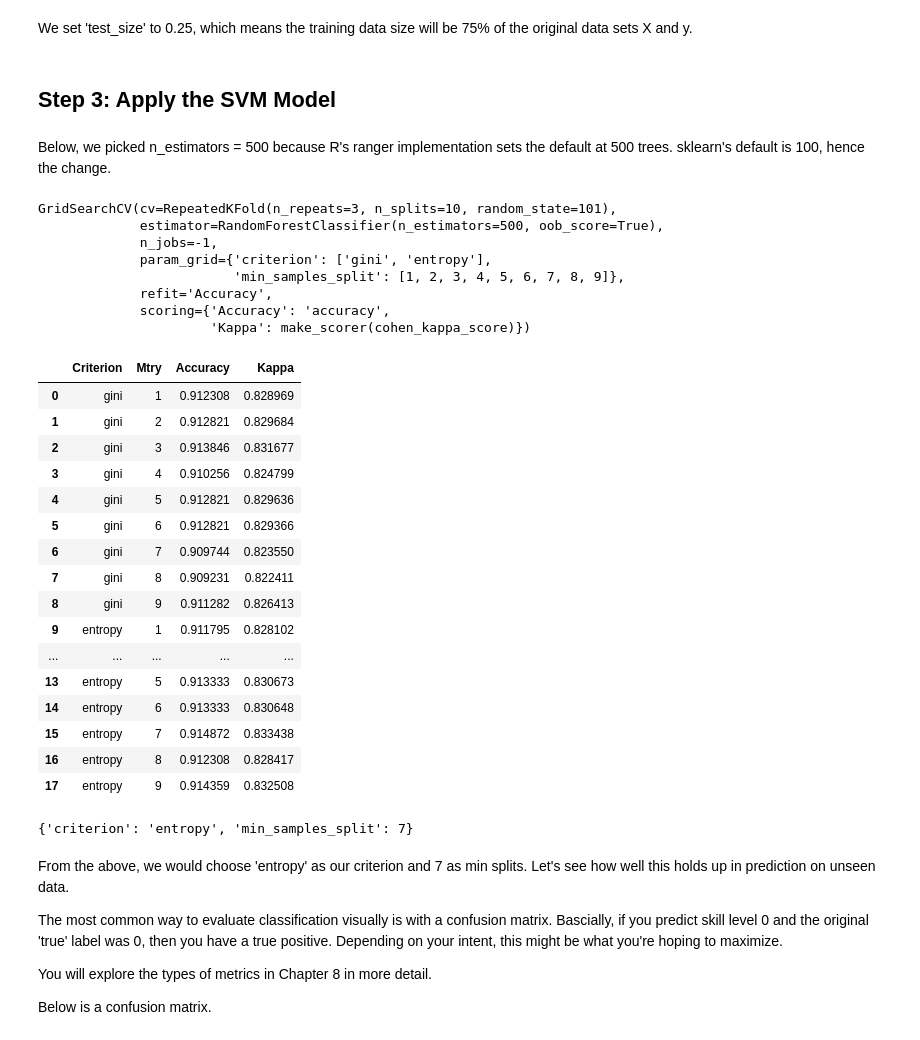
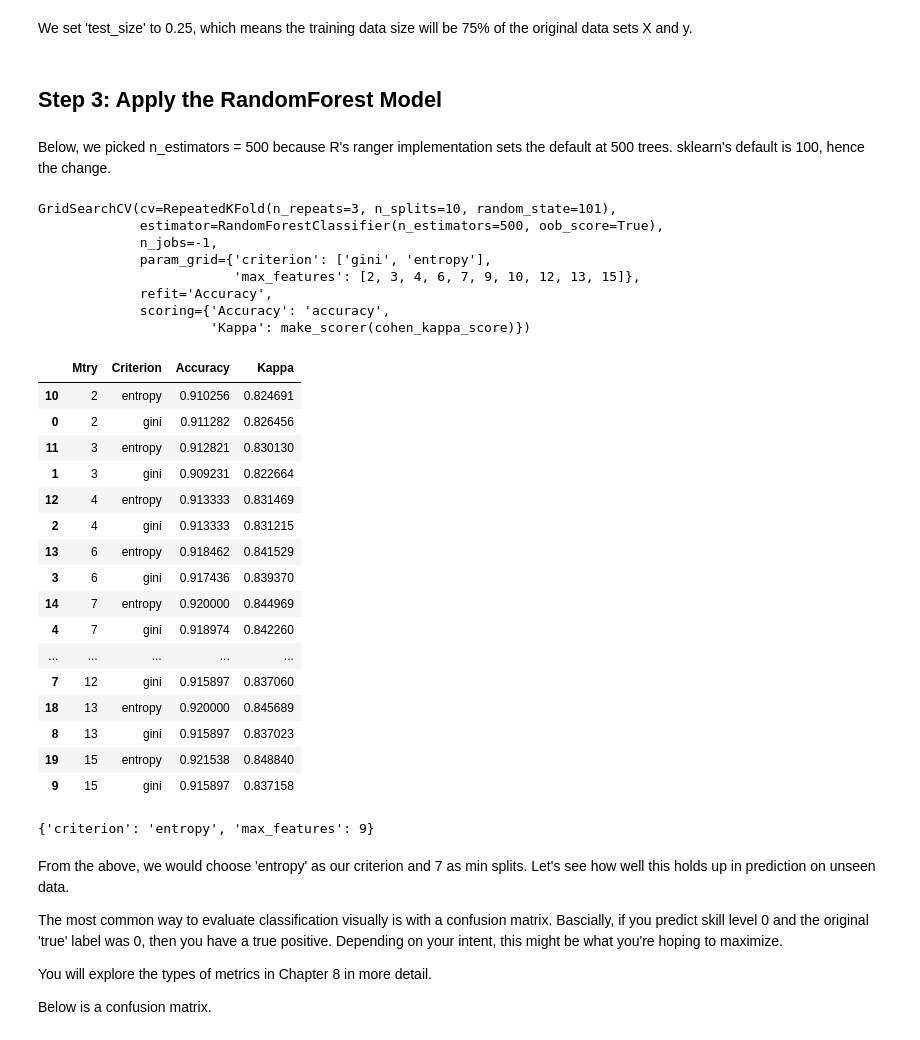
Before and after one commit to ttellner/GameDataScienceInPython, a Jupyter notebook: Labs_Chapter7_Python/Chapter7_Lab9.ipynb, the cells around one changed output. Cells and saved outputs as stored; diff of their text form; code cells hidden in the pictures.

```diff
--- a/Labs_Chapter7_Python/Chapter7_Lab9.ipynb
+++ b/Labs_Chapter7_Python/Chapter7_Lab9.ipynb
@@ -142,7 +142,7 @@ We set 'test_size' to 0.25, which means the training data size will be 75% of th
 # %%
 X_train, X_test, y_train, y_test = train_test_split(X, y, test_size=0.25, random_state=101)
 # %% [markdown]
-## Step 3: Apply the SVM Model
+## Step 3: Apply the RandomForest Model
 # %%
 #define a new scorer
 def kappa_scorer(est, X, y):
@@ -158,9 +158,9 @@ rcv = RepeatedKFold(n_splits=10, n_repeats=3, random_state=101)
 #define model
 rtc = RandomForestClassifier(n_estimators=500, bootstrap=True, oob_score=True)
 scoring = {'Accuracy':'accuracy', 'Kappa':make_scorer(cohen_kappa_score)}
-min_split = list(range(1, 10, 1))
+mtry = [2, 3, 4, 6, 7, 9, 10, 12, 13, 15]
 split_rule = ['gini', 'entropy']
-params = {'min_samples_split' : min_split, 'criterion' : split_rule}
+params = {'max_features' : mtry, 'criterion' : split_rule}
 
 #create model, perform Repeated CV and evaluate model
 scores = GridSearchCV(rtc, params, scoring=scoring, cv=rcv, refit='Accuracy', n_jobs=-1)
@@ -170,37 +170,37 @@ GridSearchCV(cv=RepeatedKFold(n_repeats=3, n_splits=10, random_state=101),
              estimator=RandomForestClassifier(n_estimators=500, oob_score=True),
              n_jobs=-1,
              param_grid={'criterion': ['gini', 'entropy'],
-                         'min_samples_split': [1, 2, 3, 4, 5, 6, 7, 8, 9]},
+                         'max_features': [2, 3, 4, 6, 7, 9, 10, 12, 13, 15]},
              refit='Accuracy',
              scoring={'Accuracy': 'accuracy',
                       'Kappa': make_scorer(cohen_kappa_score)})
 # %%
 cv_df = pd.DataFrame(scores.cv_results_)
-cv_res_df = pd.DataFrame(cv_df[['param_criterion', 'param_min_samples_split', 'mean_test_Accuracy', 'mean_test_Kappa']])
-cv_res_df.rename(columns = {'param_criterion' : 'Criterion',  'param_min_samples_split': 'Mtry', 'mean_test_Accuracy' : 'Accuracy', 'mean_test_Kappa' : 'Kappa'}, inplace=True)
-cv_res_df
+cv_res_df = pd.DataFrame(cv_df[['param_max_features', 'param_criterion', 'mean_test_Accuracy', 'mean_test_Kappa']])
+cv_res_df.rename(columns = {'param_max_features': 'Mtry', 'param_criterion' : 'Criterion', 'mean_test_Accuracy' : 'Accuracy', 'mean_test_Kappa' : 'Kappa'}, inplace=True)
+cv_res_df.sort_values(by=['Mtry', 'Criterion'])
 # %% [output]
-|  | Criterion | Mtry | Accuracy | Kappa |
-| 0 | gini | 1 | 0.912308 | 0.828969 |
-| 1 | gini | 2 | 0.912821 | 0.829684 |
-| 2 | gini | 3 | 0.913846 | 0.831677 |
-| 3 | gini | 4 | 0.910256 | 0.824799 |
-| 4 | gini | 5 | 0.912821 | 0.829636 |
-| 5 | gini | 6 | 0.912821 | 0.829366 |
-| 6 | gini | 7 | 0.909744 | 0.823550 |
-| 7 | gini | 8 | 0.909231 | 0.822411 |
-| 8 | gini | 9 | 0.911282 | 0.826413 |
-| 9 | entropy | 1 | 0.911795 | 0.828102 |
+|  | Mtry | Criterion | Accuracy | Kappa |
+| 10 | 2 | entropy | 0.910256 | 0.824691 |
+| 0 | 2 | gini | 0.911282 | 0.826456 |
+| 11 | 3 | entropy | 0.912821 | 0.830130 |
+| 1 | 3 | gini | 0.909231 | 0.822664 |
+| 12 | 4 | entropy | 0.913333 | 0.831469 |
+| 2 | 4 | gini | 0.913333 | 0.831215 |
+| 13 | 6 | entropy | 0.918462 | 0.841529 |
+| 3 | 6 | gini | 0.917436 | 0.839370 |
+| 14 | 7 | entropy | 0.920000 | 0.844969 |
+| 4 | 7 | gini | 0.918974 | 0.842260 |
 | ... | ... | ... | ... | ... |
-| 13 | entropy | 5 | 0.913333 | 0.830673 |
-| 14 | entropy | 6 | 0.913333 | 0.830648 |
-| 15 | entropy | 7 | 0.914872 | 0.833438 |
-| 16 | entropy | 8 | 0.912308 | 0.828417 |
-| 17 | entropy | 9 | 0.914359 | 0.832508 |
+| 7 | 12 | gini | 0.915897 | 0.837060 |
+| 18 | 13 | entropy | 0.920000 | 0.845689 |
+| 8 | 13 | gini | 0.915897 | 0.837023 |
+| 19 | 15 | entropy | 0.921538 | 0.848840 |
+| 9 | 15 | gini | 0.915897 | 0.837158 |
 # %%
 scores.best_params_
 # %% [output]
-{'criterion': 'entropy', 'min_samples_split': 7}
+{'criterion': 'entropy', 'max_features': 9}
 # %% [markdown]
 From the above, we would choose 'entropy' as our criterion and 7 as min splits. Let's see how well this holds up in prediction on unseen data.
 
```
Also changed, not shown: parts of 8 cells of this notebook, 3 other files.
